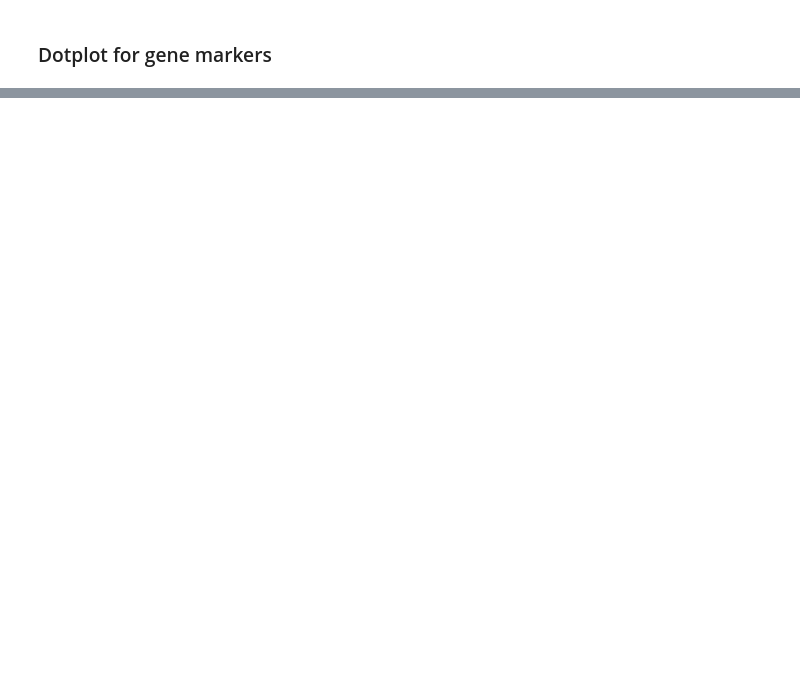
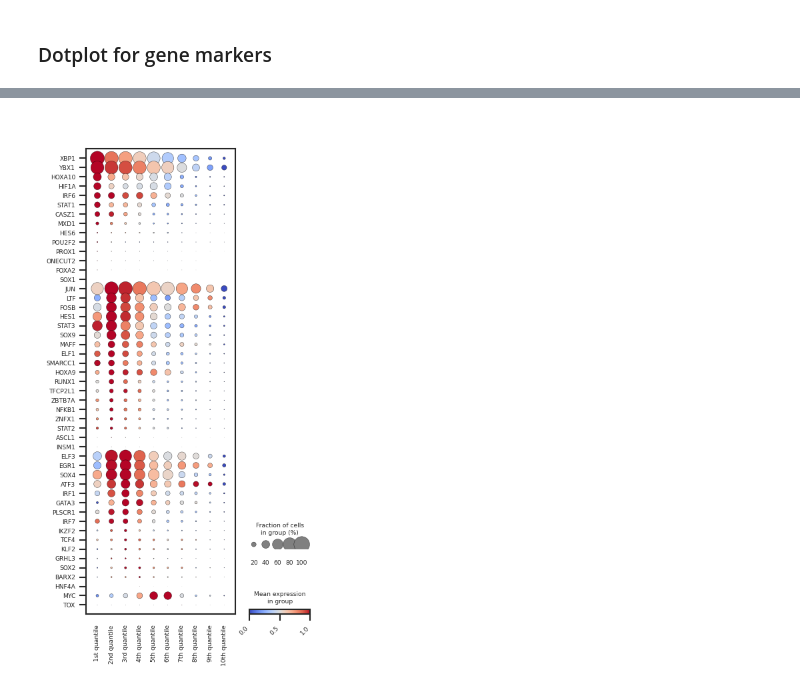
Before and after one commit to akiviaho/prostate_cancer_plasticity, a Jupyter notebook: lyu_2024_cell_type_subclustering.ipynb, the cells around one changed output, grey strips where cells are left out. Drawn from its saved outputs; the diff is of its cells as text; code cells hidden in the pictures; blank space fills up the shorter version.

```diff
--- a/lyu_2024_cell_type_subclustering.ipynb
+++ b/lyu_2024_cell_type_subclustering.ipynb
@@ -921,3 +775,71 @@ plt.show()
+# %%
+# Chan et al. Science 2022
+gene_markers = [
+    "HIF1A", "FOSB", "NFKB1", "IRF6", "HES1", "MAFF", "JUN", "RUNX1", "ATF3", # Transtition
+    "ELF1", "MYC", "EGR1", "ZBTB7A", "SOX9", "IKZF2", "KLF2", "PLSCR1", # Transtition
+    "GRHL3", "BARX2", "STAT1", "IRF7", "TFCP2L1", "ZNFX1", "MXD1", "LTF", # Transtition
+    "HNF4A", "IRF1", "CASZ1", "ELF3", "STAT2", "XBP1", "SOX4", "ONECUT2", # Transtition
+    "STAT3", "SOX2", "SOX1", "FOXA2", "TOX", "PROX1", "HOXA10", "TCF4", # NEPC
+    "YBX1", "INSM1", "HOXA9", "ASCL1", "HES6", "SMARCC1", "POU2F2", "GATA3",# NEPC
+]
+gene_markers = pd.Series(gene_markers)[adata[:,gene_markers].X.mean(axis=0).argsort()[::-1]].tolist()#[:15]
+
+# --- Ensure decile_cat is categorical and ordered ---
+adata.obs['decile_cat'] = pd.Categorical(adata.obs['decile'], ordered=True)
+
+# Compute average expression per gene per decile
+expr = pd.DataFrame(
+    adata[:, gene_markers].to_df(layer='log1p'),
+    index=adata.obs_names,
+    columns=gene_markers
+)
+expr['decile_cat'] = adata.obs['decile_cat'].values
+mean_expr = expr.groupby('decile_cat').mean()
+
+# Determine decile where each gene is maximally expressed
+peak_decile = mean_expr.idxmax(axis=0)
+# Sort genes first by decile order, then by mean value within that decile
+gene_markers_sorted = (
+    pd.DataFrame({
+        'gene': peak_decile.index,
+        'peak_decile': peak_decile.values,
+        'peak_value': [mean_expr.loc[peak_decile[g], g] for g in peak_decile.index]
+    })
+    .sort_values(['peak_decile', 'peak_value'], ascending=[True, False])
+    ['gene']
+    .tolist()
+)
+
+# --- Rename categories for nice labels ---
+decile_labels = [
+    f'{i+1}{"st" if i==0 else "nd" if i==1 else "rd" if i==2 else "th"} quantile'
+    for i in range(len(adata.obs['decile_cat'].cat.categories))
+]
+adata.obs['decile_cat'] = adata.obs['decile_cat'].cat.rename_categories(decile_labels)
+
+# --- Plot ---
+fig, ax = plt.subplots(figsize=(3.5, 7), dpi=120)
+sc.pl.dotplot(
+    adata,
+    groupby='decile_cat',
+    var_names=gene_markers_sorted,
+    standard_scale='var',
+    cmap='coolwarm',
+    use_raw=False,
+    layer='log1p',
+    swap_axes=True,
+    var_group_rotation=45,
+    dot_max=1,
+    ax=ax,
+    show=False
+)
+
+plt.xticks(rotation=45, ha='right')
+plt.tight_layout()
+#plt.savefig('/home/ak431480/plots/chan_2022_tfs_dotplot_sorted.pdf')
+plt.show()
+# %% [output]
+[figure, added]
 # %%
 # Ensure decile is categorical for grouping
 adata.obs['decile_cat'] = pd.Categorical(adata.obs['decile'])
```
Also changed, not shown: parts of 24 cells of this notebook.
